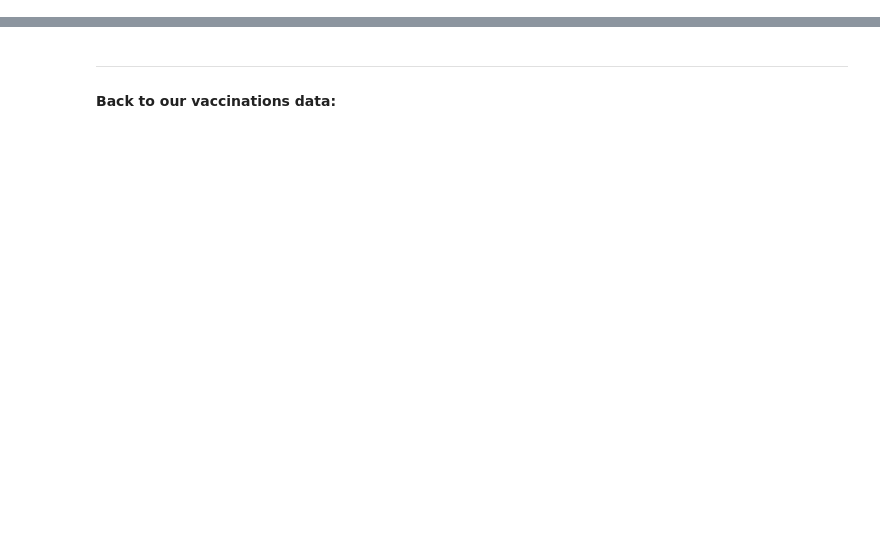
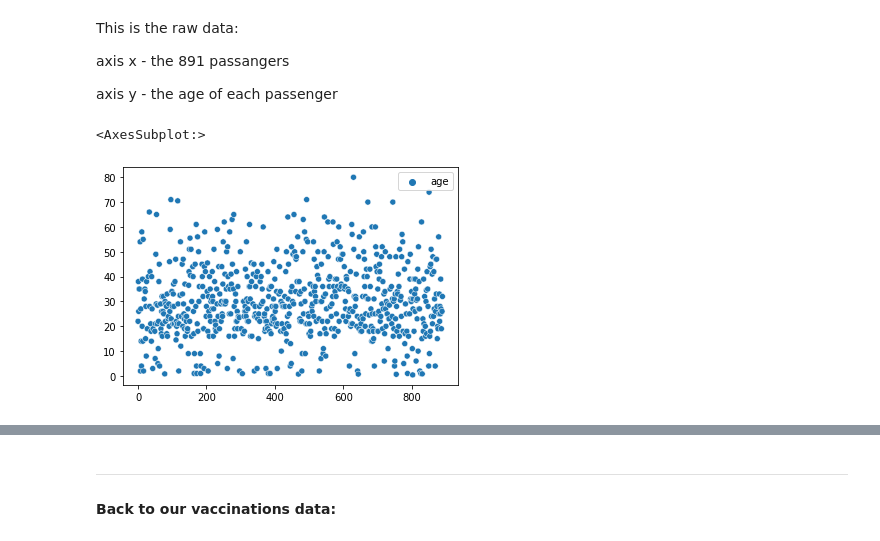
Before and after one commit to nlihin/data-analytics, a Jupyter notebook: unit4.ipynb, the cells around one changed output, grey strips where cells are left out. Cells and saved outputs as stored; diff of their text form; code cells hidden in the pictures; blank space fills up the shorter version.

```diff
--- a/unit4.ipynb
+++ b/unit4.ipynb
@@ -50,0 +20,2 @@ gym.plot.hist(bins=20, alpha=0.7)
+# %%
+titanic_df = sns.load_dataset('titanic')
@@ -50,0 +35,11 @@ gym.plot.hist(bins=20, alpha=0.7)
+# %% [markdown]
+This is the raw data:
+
+axis x - the 891 passangers
+
+axis y - the age of each passenger
+# %%
+sns.scatterplot(data = titanic_df[['age']])
+# %% [output]
+<AxesSubplot:>
+[figure, added]
```
Also changed, not shown: parts of 115 cells of this notebook.
